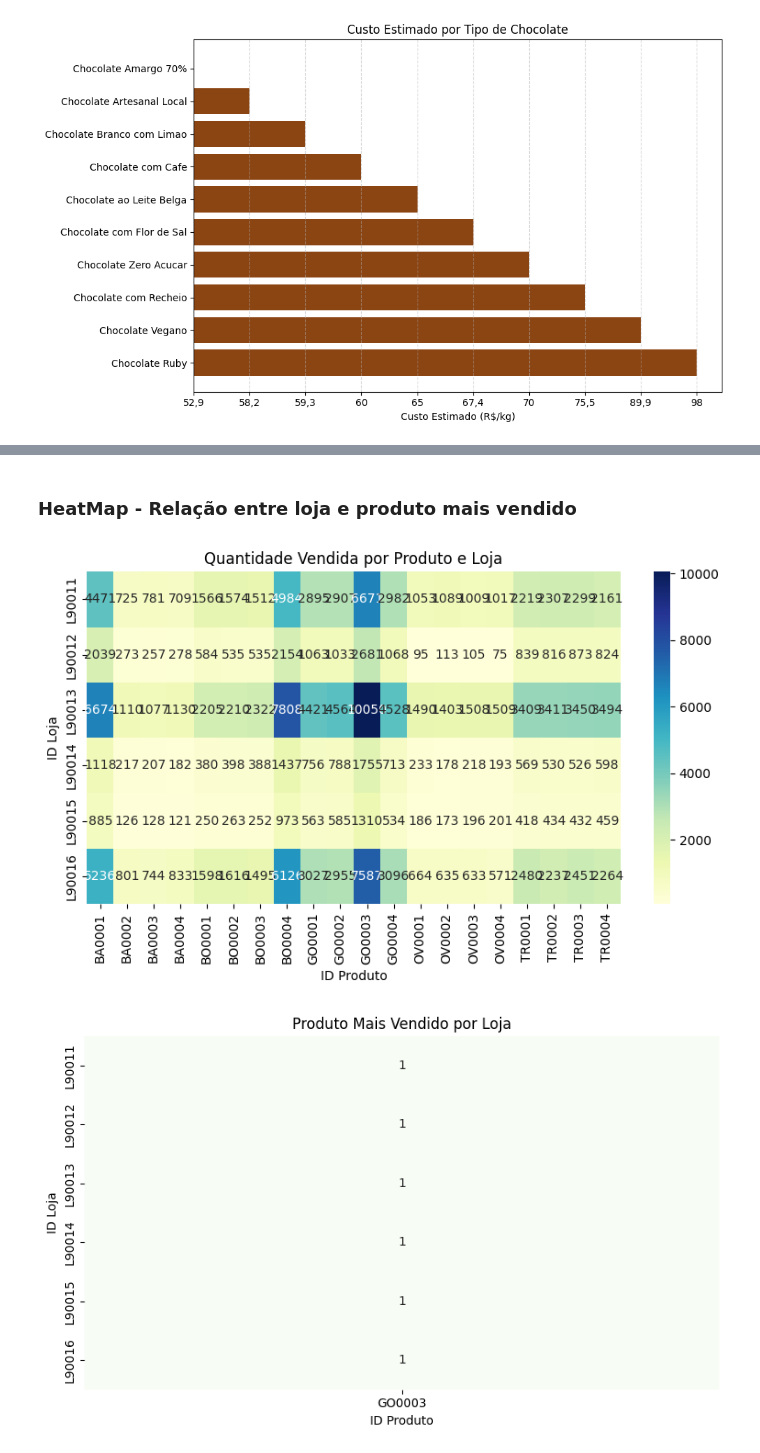
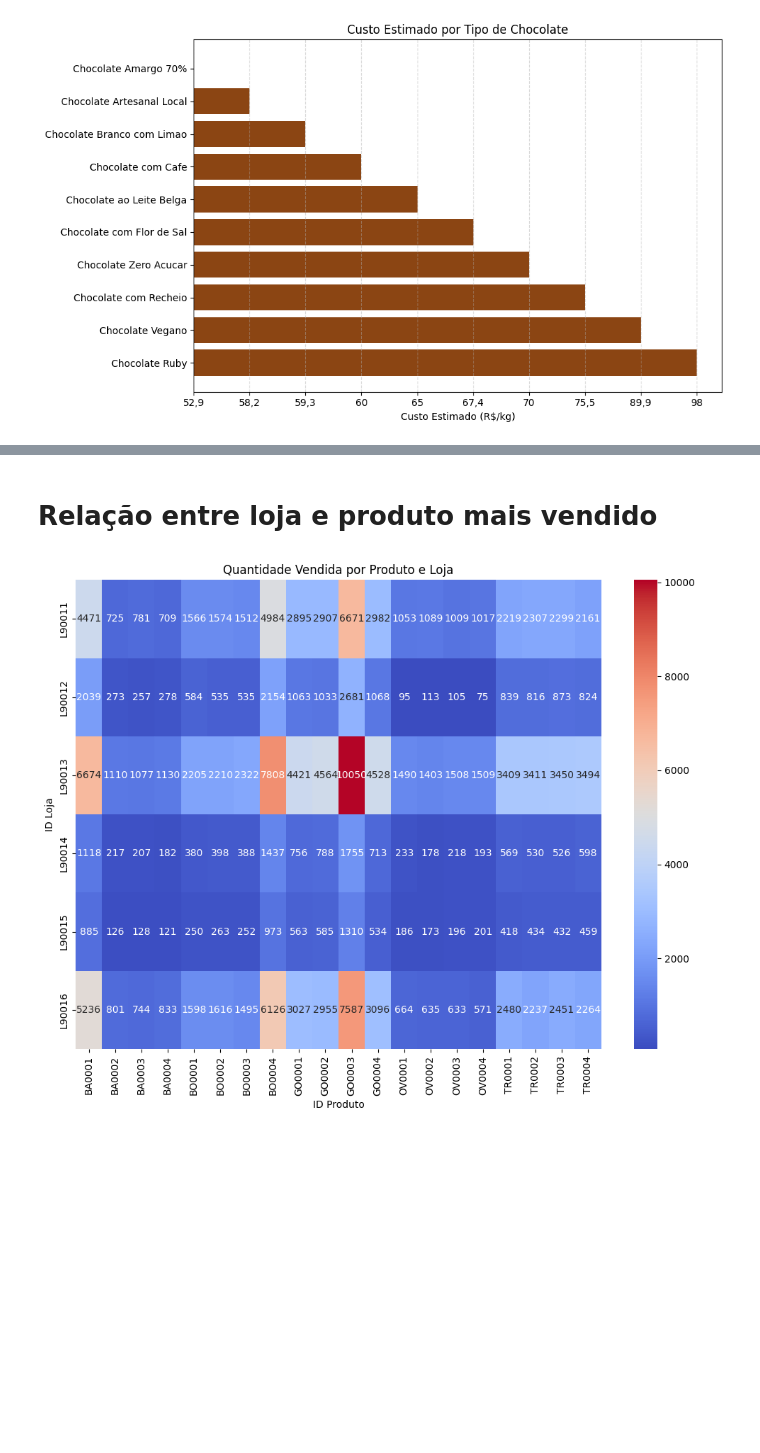
Before and after one commit to sosogasp/devops-api-networks, a Jupyter notebook: dashboard/graficos.ipynb, the cells around one changed output, grey strips where cells are left out. Cells and saved outputs as stored; diff of their text form; code cells hidden in the pictures; blank space fills up the shorter version.

```diff
--- a/dashboard/graficos.ipynb
+++ b/dashboard/graficos.ipynb
@@ -149,36 +129,17 @@ object
 [figure]
 # %% [markdown]
-### HeatMap - Relação entre loja e produto mais vendido
+# Relação entre loja e produto mais vendido
 # %%
 tabela = df_vendas.pivot_table(index='ID Loja', columns='Cod. Produto', values='Quantidade', aggfunc='sum', fill_value=0)
 
 # Criar heatmap
-plt.figure(figsize=(8, 5))
-sns.heatmap(tabela, annot=True, cmap='YlGnBu', fmt='d')
+plt.figure(figsize=(10, 8))
+sns.heatmap(tabela, annot=True, cmap='coolwarm', fmt='d')
 plt.title('Quantidade Vendida por Produto e Loja')
 plt.xlabel('ID Produto')
 plt.ylabel('ID Loja')
 plt.tight_layout()
 plt.show()
-
-# Heatmap de produto mais vendido
-grupo = df_vendas.groupby(['ID Loja', 'Cod. Produto'])['Quantidade'].sum().reset_index()
-produto_mais_vendido = grupo.sort_values(['ID Loja', 'Quantidade'], ascending=[True, False]).drop_duplicates('ID Loja')
-
-# Criando coluna axuliar (que funcionará como uma medida)
-produto_mais_vendido['mais_vendido'] = 1
-
-# Pivotar para formar a matriz loja x produto
-heatmap_data = produto_mais_vendido.pivot(index='ID Loja', columns='Cod. Produto', values='mais_vendido').fillna(0)
-
-plt.figure(figsize=(8, 5))
-sns.heatmap(heatmap_data, annot=True, cmap='Greens', cbar=False)
-plt.title('Produto Mais Vendido por Loja')
-plt.xlabel('ID Produto')
-plt.ylabel('ID Loja')
-plt.tight_layout()
-plt.show()
 # %% [output]
-[figure, old version]
+[figure, new version]
-[figure, removed]
 # %% [markdown]
```
Also changed, not shown: parts of 13 cells of this notebook.
